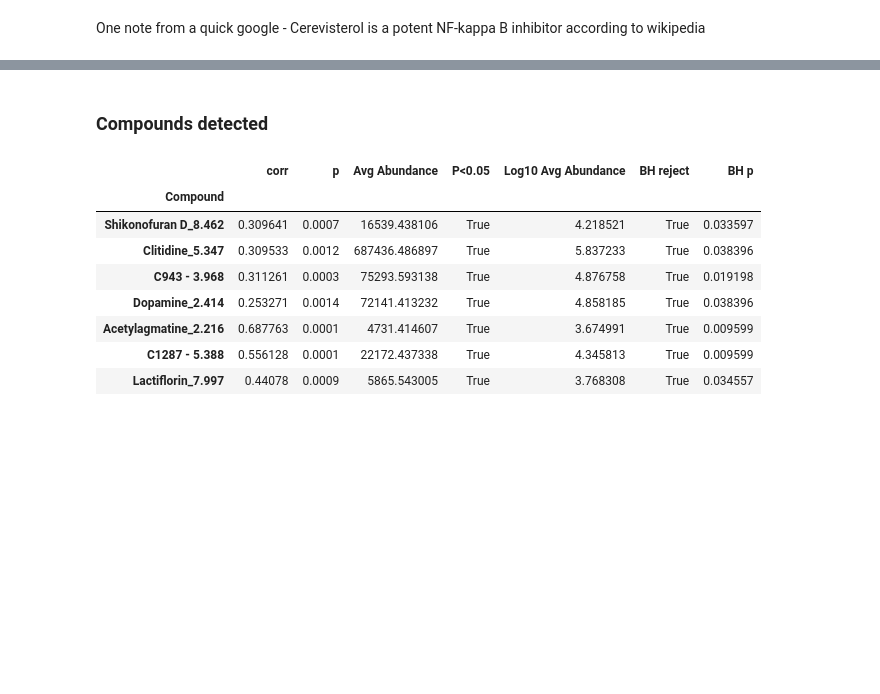
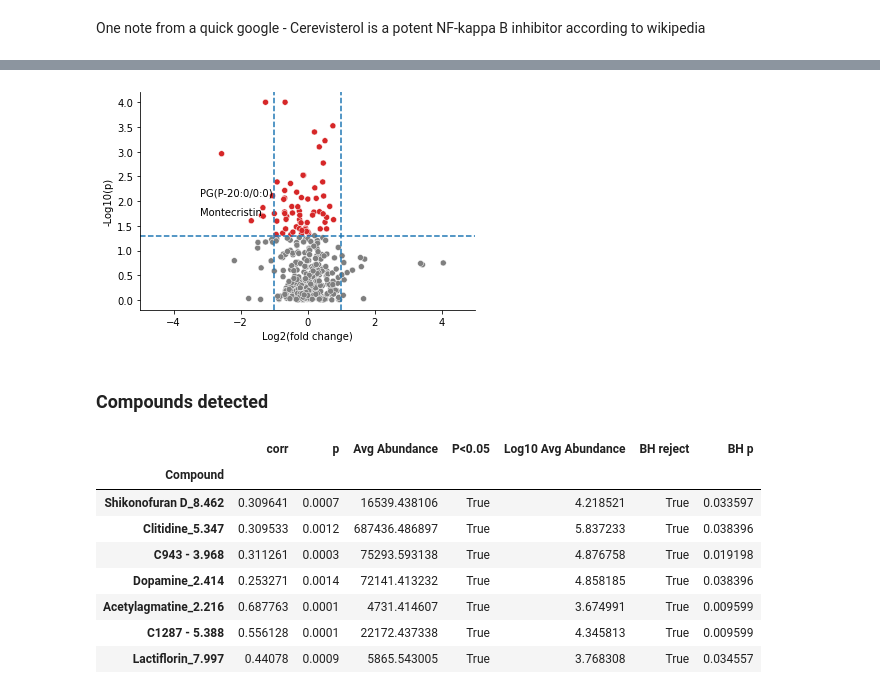
Before and after one commit to sterrettJD/GT-micro-metabo, a Jupyter notebook: analysis/GT_in_plasma.ipynb, the cells around one changed output, grey strips where cells are left out. Drawn from its saved outputs; the diff is of its cells as text; code cells hidden in the pictures; blank space fills up the shorter version.

Commit message:
add comb volcano plots

```diff
--- a/analysis/GT_in_plasma.ipynb
+++ b/analysis/GT_in_plasma.ipynb
@@ -684,3 +705,37 @@ NameError: name 'raw_lipid_mantel_results_u' is not defined
+# %%
+ax = sns.scatterplot(x="Log2(fold change)", y="-Log10(p)",
+                     hue="P<0.05", palette=["tab:grey", "tab:red"],
+                     data=lipid_comb_volcano_df,
+                     legend=False)
+
+# add lines
+ax.axhline(-np.log10(0.05), ls="--")
+ax.axvline(np.log2(2), ls="--")
+ax.axvline(-np.log2(2), ls="--")
+
+# plot names
+for ind in lipid_comb_volcano_df.loc[
+    (lipid_comb_volcano_df["P<0.05"]) &
+    (lipid_comb_volcano_df["Log2(fold change)"].apply(np.abs)>1)].index:
+
+    if lipid_comb_volcano_df.loc[ind, "Log2(fold change)"] > 0:
+        ax.text(x=lipid_comb_volcano_df.loc[ind, "Log2(fold change)"],
+                y=lipid_comb_volcano_df.loc[ind, "-Log10(p)"],
+                s=ind.split("_")[0].split(" - ")[0])
+
+    else:
+        if ind.startswith("C")==False:
+            ax.text(x=lipid_comb_volcano_df.loc[ind, "Log2(fold change)"],
+                    y=lipid_comb_volcano_df.loc[ind, "-Log10(p)"],
+                    s=ind.split("_")[0].split(" - ")[0],
+                    ha="right") #adjust horizontal alignment
+
+
+ax.set(xlim=(-5,5))
+ax.spines[["top","right"]].set_visible(False)
+plt.show()
+# %% [output]
+[figure, added]
 # %% [markdown]
 ### Compounds detected
 # %%
```
Also changed, not shown: parts of 49 cells of this notebook.
